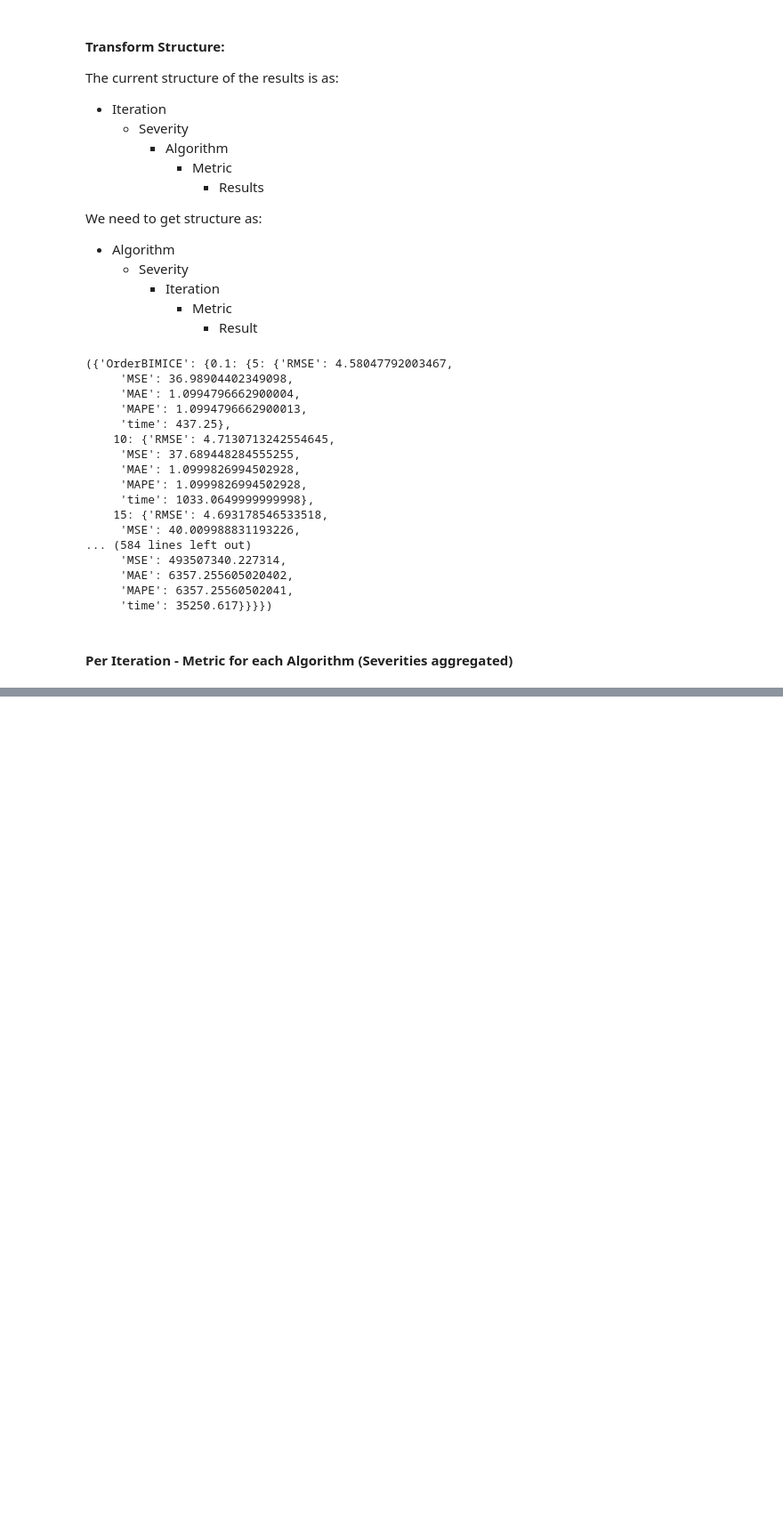
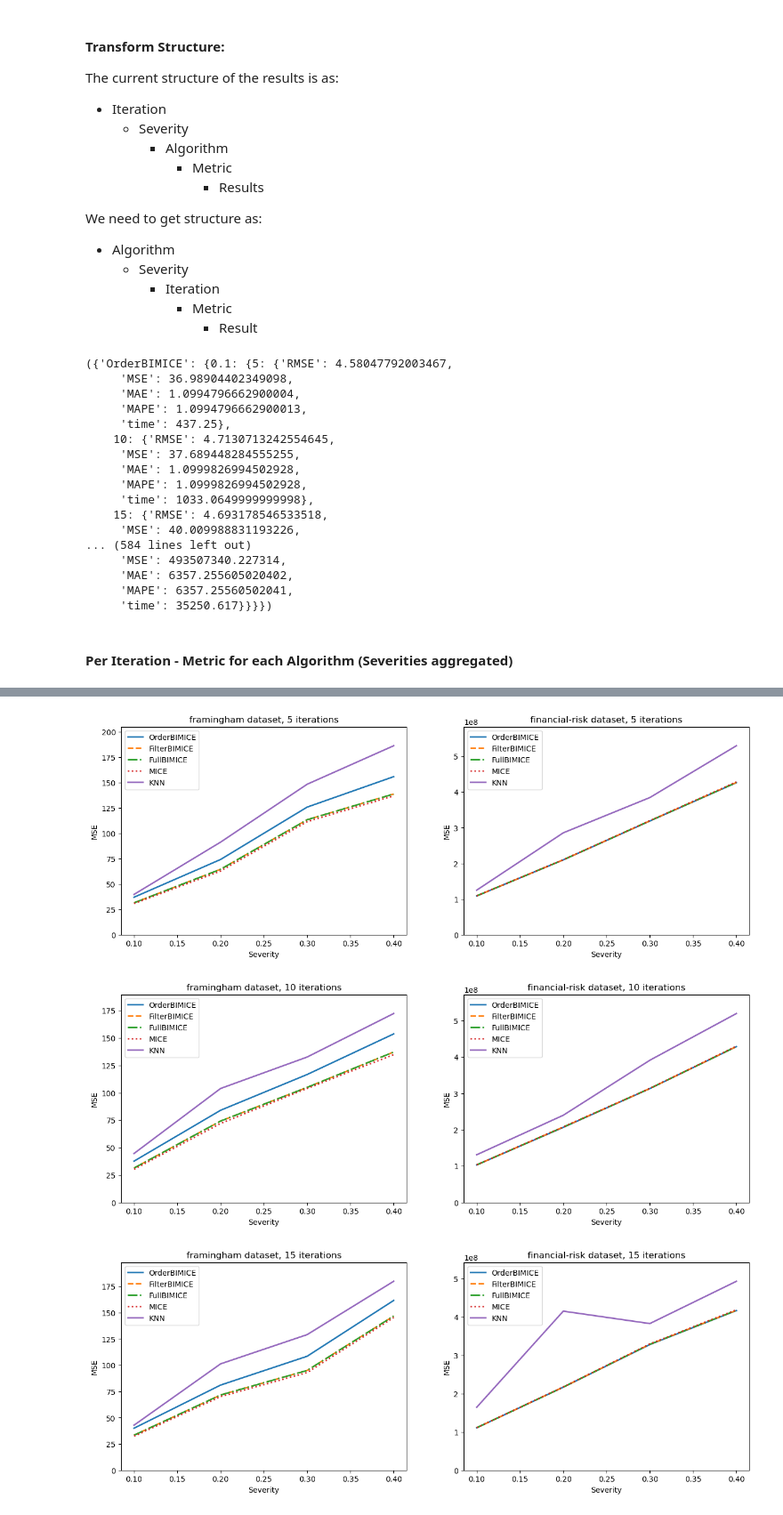
Before and after one commit to yoavzelinger/BIMICE, a Jupyter notebook: results_exploration.ipynb, the cells around one changed output, grey strips where cells are left out. Shown at 89% size. Drawn from its saved outputs; the diff is of its cells as text; code cells hidden in the pictures; blank space fills up the shorter version.

```diff
--- a/results_exploration.ipynb
+++ b/results_exploration.ipynb
@@ -152,0 +155,45 @@ data
+# %%
+metric = "MSE"
+framingham_MSE_df_dict = {}
+for current_iteration in iterations:
+    framingham_MSE_df_dict[current_iteration] = {}
+    for algorithm in algorithms:
+        framingham_MSE_df_dict[current_iteration][algorithm] = [framingham_MCAR_results_transformed[algorithm][current_severity][current_iteration][metric] for current_severity in severities]
+
+financial_risk_MSE_df_dict = {}
+for current_iteration in iterations:
+    financial_risk_MSE_df_dict[current_iteration] = {}
+    for algorithm in algorithms:
+        financial_risk_MSE_df_dict[current_iteration][algorithm] = [financial_risk_MCAR_results_transformed[algorithm][current_severity][current_iteration][metric] for current_severity in severities]
+
+metric = "MAPE"
+framingham_MAPE_df_dict = {}
+for current_iteration in iterations:
+    framingham_MAPE_df_dict[current_iteration] = {}
+    for algorithm in algorithms:
+        framingham_MAPE_df_dict[current_iteration][algorithm] = [framingham_MCAR_results_transformed[algorithm][current_severity][current_iteration][metric] for current_severity in severities]
+
+financial_risk_MAPE_df_dict = {}
+for current_iteration in iterations:
+    financial_risk_MAPE_df_dict[current_iteration] = {}
+    for algorithm in algorithms:
+        financial_risk_MAPE_df_dict[current_iteration][algorithm] = [financial_risk_MCAR_results_transformed[algorithm][current_severity][current_iteration][metric] for current_severity in severities]
+# %%
+line_styles = ['-', '--', '-.', ':']
+
+for current_iteration in iterations:
+    fig, axs = plt.subplots(1, 2, figsize=(15, 5))
+    for i, (dataset, MSE_df_dict) in enumerate([("framingham", framingham_MSE_df_dict), ("financial-risk", financial_risk_MSE_df_dict)]):
+        ax = axs[i]
+        for j, algorithm in enumerate(algorithms):
+            ax.plot(severities, MSE_df_dict[current_iteration][algorithm], label=algorithm, linewidth=2, linestyle=line_styles[j % len(line_styles)])  # Increase line width and set line style
+        ax.set_title(f"{dataset} dataset, {current_iteration} iterations")
+        ax.set_xlabel("Severity")
+        ax.set_ylabel("MSE")
+        ax.legend()
+        ax.set_ylim([0, max(max(MSE_df_dict[current_iteration][alg]) for alg in algorithms) * 1.1])  # Increase scale
+    plt.show()
+# %% [output]
+[figure, added]
+[figure, added]
+[figure, added]
```
Also changed, not shown: parts of 4 cells of this notebook.
